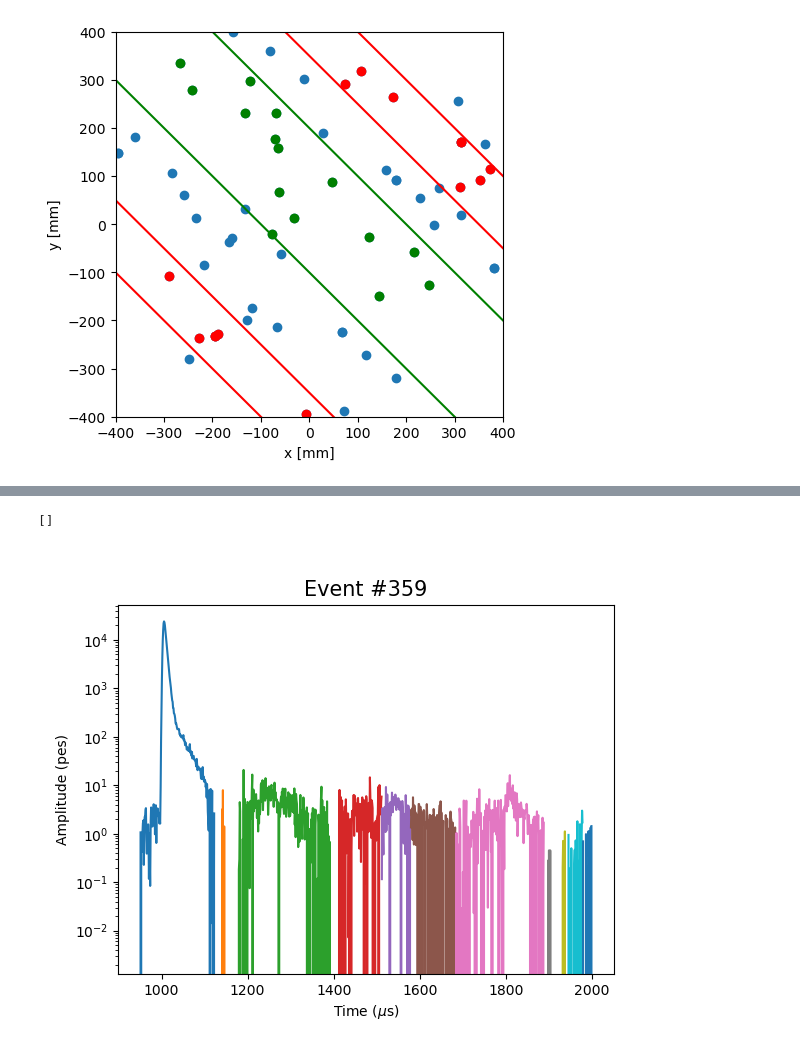
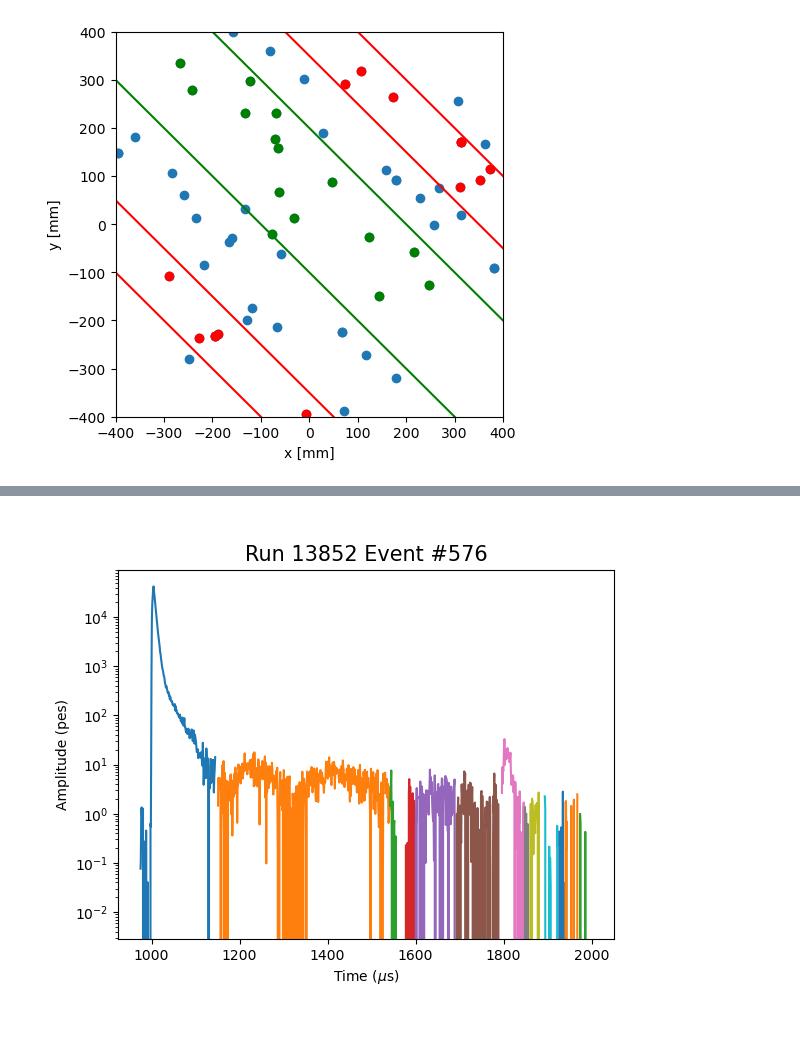
Before and after one commit to kvjmistry/DoubleBeta, a Jupyter notebook: Alphas/notebooks/PlotPmaps.ipynb, the cells around one changed output, grey strips where cells are left out. Drawn from its saved outputs; the diff is of its cells as text; code cells hidden in the pictures.

```diff
--- a/Alphas/notebooks/PlotPmaps.ipynb
+++ b/Alphas/notebooks/PlotPmaps.ipynb
@@ -196,36 +202,37 @@ plot_events(sec2_s2pmaps, "Lower Band")
 # %%
 %matplotlib widget
 s1s_data, s2s_data, s2sis, s1pmts, s2pmts = pmaps_data
 
 plt.figure()
 
 # for index, eventid in enumerate(s1s_data.event.unique()):
     # print(eventid)
 
     # if index > 5: break
 
 
-eventid = 359
+eventid = 576
 
 s1s_data   = s1s_data  .loc[lambda df: df.event == eventid]
 s2s_data   = s2s_data  .loc[lambda df: df.event == eventid]
 # s2sis = s2sis.loc[lambda df: df.event == eventid]
 
-for _, s1 in s1s_data.groupby("peak"):
-    plt.plot(s1.time / 1e3, s1.ene) # plot the PMT-summed waveform slice
+# for _, s1 in s1s_data.groupby("peak"):
+    # plt.plot(s1.time / 1e3, s1.ene) # plot the PMT-summed waveform slice
 
 
 for _, s2 in s2s_data.groupby("peak"):
     plt.plot(s2.time / 1e3, s2.ene) # plot the PMT-summed waveform slice
 
 
 plt.xlabel("Time ($\mu$s)")
 plt.ylabel("Amplitude (pes)")
-plt.title(f"Event #{eventid}", fontsize=15);
+plt.title(f"Run 13852 Event #{eventid}", fontsize=15);
 plt.semilogy()
 
-    # plt.savefig(f"../plots/pmaps/{eventid}.png")
-    # plt.clf()
+# plt.xlim(900,2000)
+
+plt.savefig(f"../plots/pmaps/{eventid}.png")
+# plt.clf()
 # %% [output]
-[]
-[figure, old version]
+[figure, new version]
```
Also changed, not shown: parts of 1 cell of this notebook, 4 other files.
